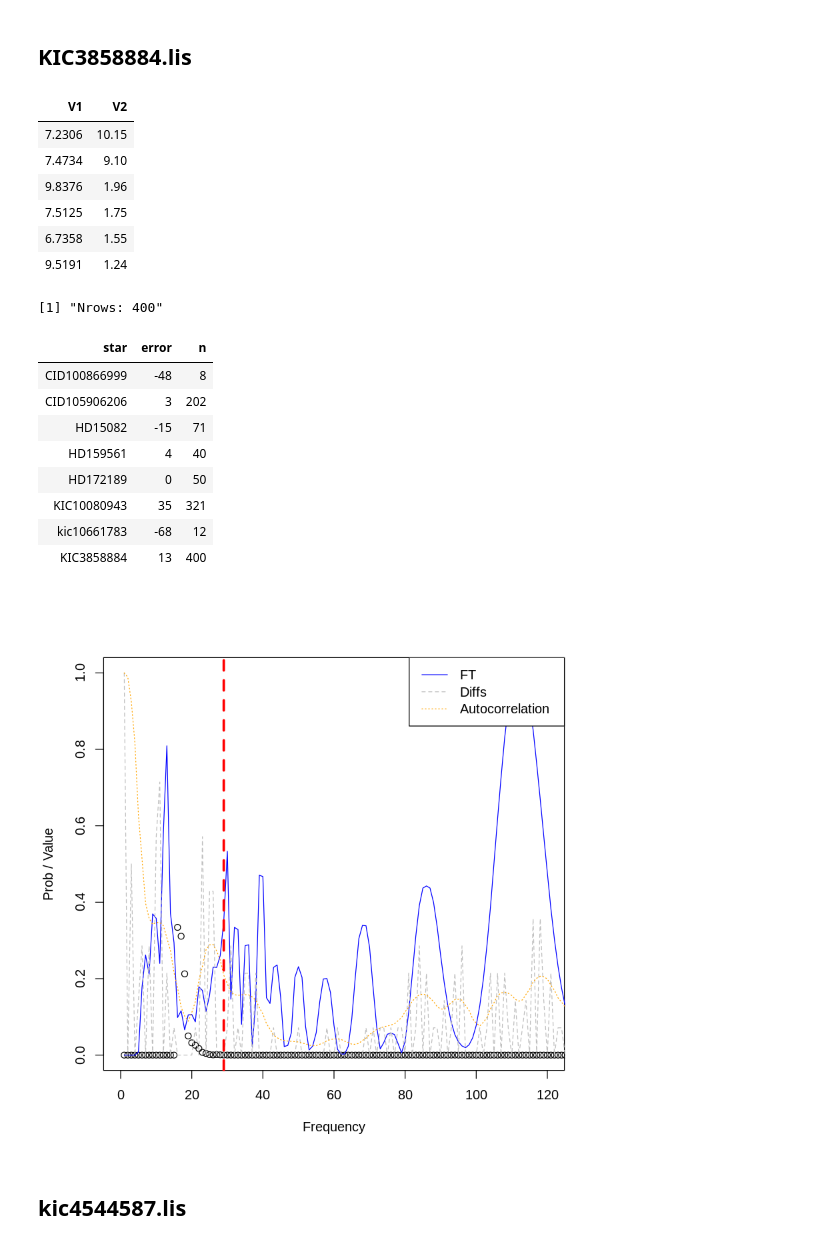
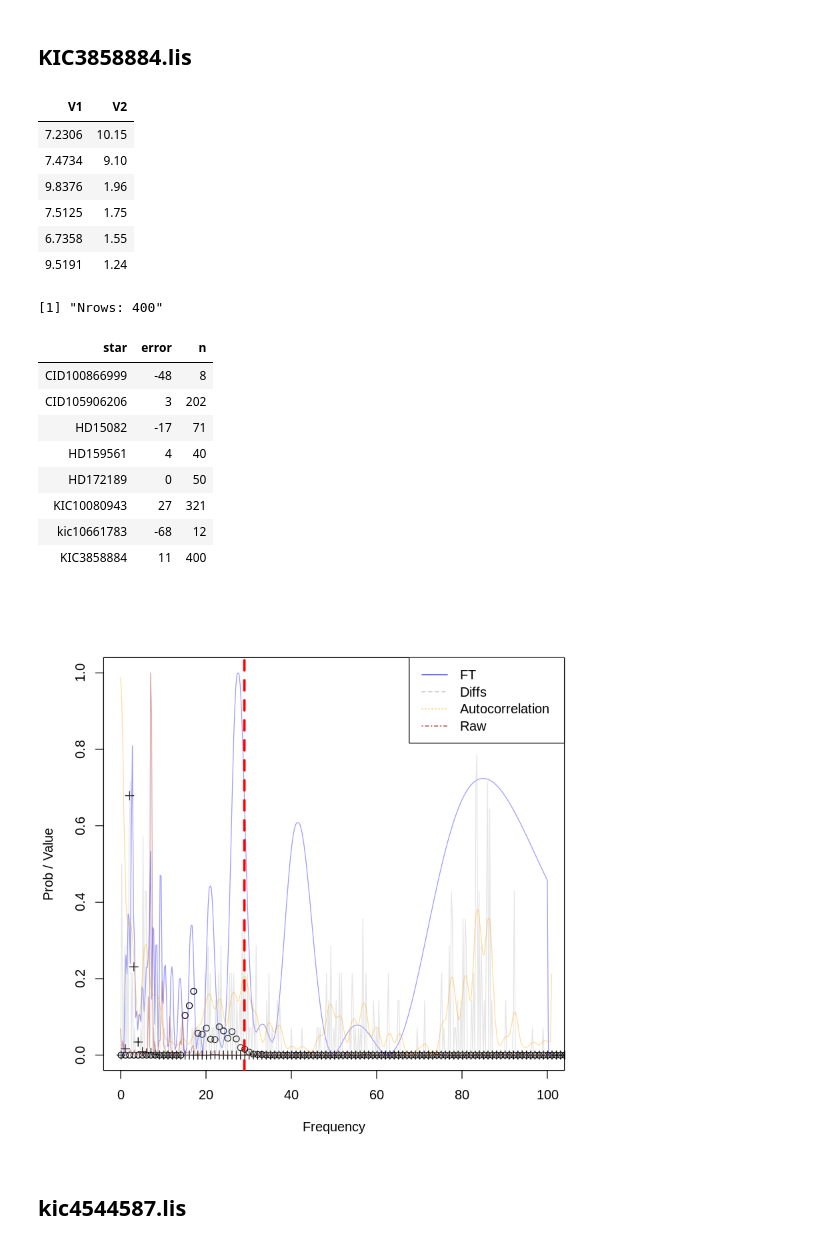
Before and after one commit to rmaestre/variableStars, a Jupyter notebook: docs/GPU/RAW-ZAMS_NN.ipynb, the cells around one changed output. Cells and saved outputs as stored; diff of their text form; code cells hidden in the pictures.

```diff
--- a/docs/GPU/RAW-ZAMS_NN.ipynb
+++ b/docs/GPU/RAW-ZAMS_NN.ipynb
@@ -67,12 +67,13 @@ X <- array(0, c(rows, cols, dimensions))
 Y <- matrix(0, nrow = rows, ncol = num_classes)
 ind_data <- seq(from=1,to=rows)
 # %%
-# Reshaoe dataframe to matrix slices
+# Reshape dataframe to matrix slices
 X[ind_data, , 1] <- as.matrix(df_all[ind_data, 1:406])
 X[ind_data, , 2] <- as.matrix(df_all[ind_data, 406:((406 * 2) - 1)])
 X[ind_data, , 3] <- as.matrix(df_all[ind_data, (406 * 2):((406 * 3) - 1)])
+#X[ind_data, , 4] <- as.matrix(df_all[ind_data, (406 * 3):((406 * 4) - 1)])
 X[ind_data, , 4] <- as.matrix(df_all[ind_data, (406 * 3):((406 * 4) - 1)])
-Y <- to_categorical(df_all[ind_data, 1626:1626] / 0.0864, num_classes)
+Y <- to_categorical(df_all[ind_data, 1625:1625] / 0.0864, num_classes)
 
 dim(X)
 dim(Y)
@@ -697,29 +790,29 @@ errors
 # %%
 d <- read.csv(paste0(stars_base_dir,"KIC3858884.lis"), sep="", header=F)
 head(d)
 print(paste0("Nrows: ", dim(d)[1]))
-max <- validate_real_star(d, 29)
+max <- validate_real_star(d, 29, 30)
 errors <- rbind(errors, data.frame("star"="KIC3858884", "error"=29-max, "n"=dim(d)[1]))
 errors
 # %% [output]
 | V1 | V2 |
 | 7.2306 | 10.15 |
 | 7.4734 | 9.10 |
 | 9.8376 | 1.96 |
 | 7.5125 | 1.75 |
 | 6.7358 | 1.55 |
 | 9.5191 | 1.24 |
 [1] "Nrows: 400"
 | star | error | n |
 | CID100866999 | -48 | 8 |
 | CID105906206 | 3 | 202 |
-| HD15082 | -15 | 71 |
+| HD15082 | -17 | 71 |
 | HD159561 | 4 | 40 |
 | HD172189 | 0 | 50 |
-| KIC10080943 | 35 | 321 |
+| KIC10080943 | 27 | 321 |
 | kic10661783 | -68 | 12 |
-| KIC3858884 | 13 | 400 |
+| KIC3858884 | 11 | 400 |
-[figure, old version]
+[figure, new version]
 # %% [markdown]
 ## kic4544587.lis
 # %%
```
Also changed, not shown: parts of 25 cells of this notebook, 17 other files.
